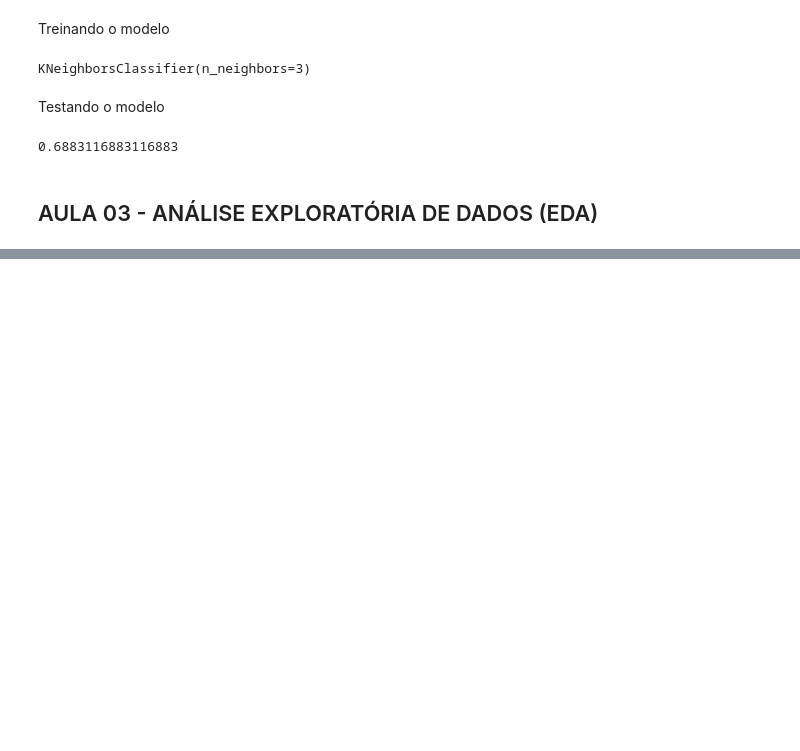
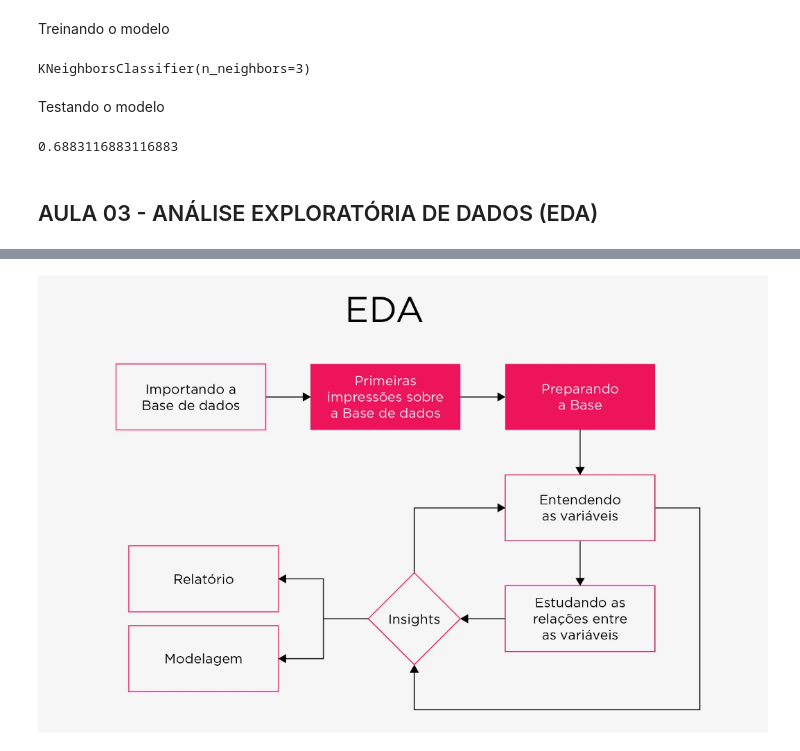
Before and after one commit to rfelipesilva/pos-tech-data-analytics, a Jupyter notebook: fase_02_machine_learning_and_time_series/jupyter/01-machine learning com python.ipynb, the cells around one changed output, grey strips where cells are left out. Saved outputs shown, nothing was run; the diff lists cells and outputs as text; code cells hidden in the pictures; blank space fills up the shorter version.

```diff
--- a/fase_02_machine_learning_and_time_series/jupyter/01-machine learning com python.ipynb
+++ b/fase_02_machine_learning_and_time_series/jupyter/01-machine learning com python.ipynb
@@ -583,0 +595,4 @@ accuracy
+# %%
+Image(filename='../images/eda-process.PNG')
+# %% [output]
+[figure, added]
```
Also changed, not shown: parts of 3 cells of this notebook.
